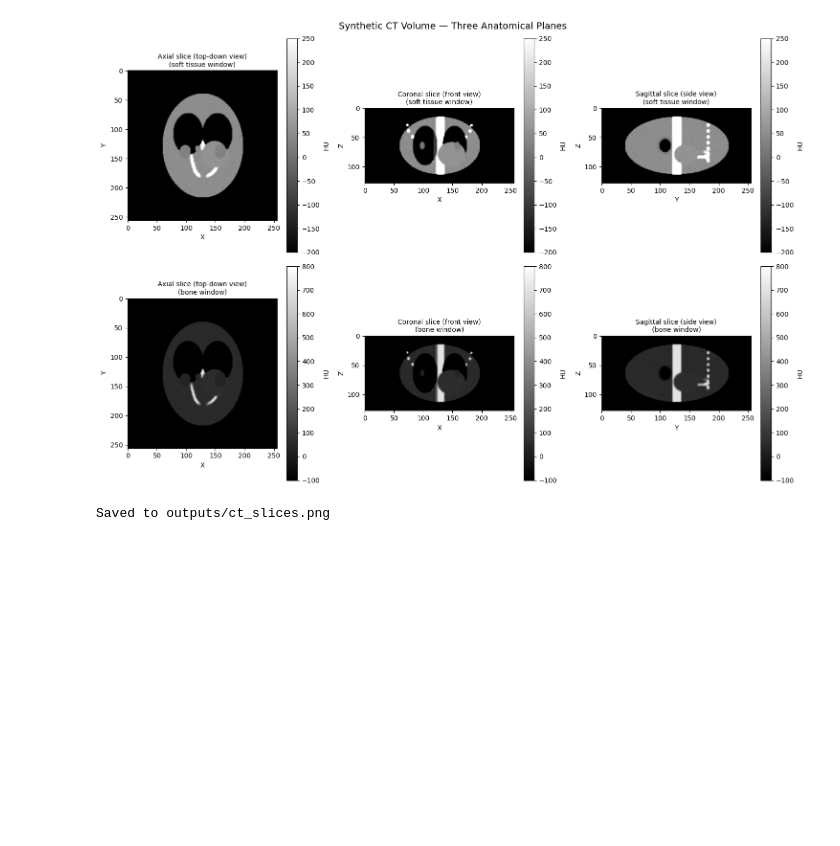
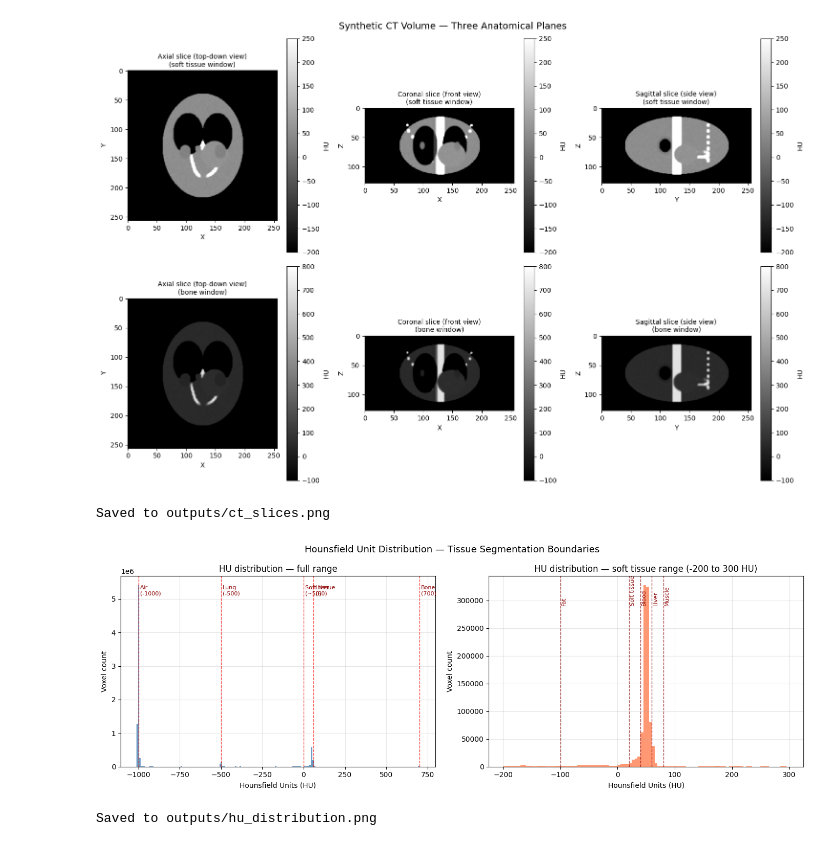
Before and after one commit to Hidaayet/ct-organ-reconstruction, a Jupyter notebook: notebooks/01_data_exploration.ipynb, the cells around one changed output. Drawn from its saved outputs; the diff is of its cells as text; code cells hidden in the pictures; blank space fills up the shorter version.

Commit message:
add HU distribution visualization — tissue segmentation boundaries identified

```diff
--- a/notebooks/01_data_exploration.ipynb
+++ b/notebooks/01_data_exploration.ipynb
@@ -143,3 +143,54 @@ print("Saved to outputs/ct_slices.png")
 # %% [output]
 [figure]
 Saved to outputs/ct_slices.png
+# %%
+# HU histogram — shows tissue density distribution
+fig, axes = plt.subplots(1, 2, figsize=(14, 5))
+
+# full range
+axes[0].hist(volume.flatten(), bins=200, color='steelblue',
+             edgecolor='none', alpha=0.8)
+axes[0].set_title('HU distribution — full range')
+axes[0].set_xlabel('Hounsfield Units (HU)')
+axes[0].set_ylabel('Voxel count')
+axes[0].grid(alpha=0.3)
+
+# annotate tissue boundaries
+tissue_ranges = [
+    (-1000, 'Air\n(-1000)', '#87CEEB'),
+    (-500,  'Lung\n(-500)', '#90EE90'),
+    (0,     'Soft tissue\n(~50)', '#FFA07A'),
+    (60,    'Liver\n(60)', '#DDA0DD'),
+    (700,   'Bone\n(700)', '#F5F5DC'),
+]
+for hu, label, color in tissue_ranges:
+    axes[0].axvline(x=hu, color='red', linestyle='--',
+                    alpha=0.7, linewidth=1)
+    axes[0].text(hu+10, axes[0].get_ylim()[1]*0.9,
+                 label, fontsize=8, color='darkred')
+
+# zoomed soft tissue range
+mask = (volume.flatten() > -200) & (volume.flatten() < 300)
+axes[1].hist(volume.flatten()[mask], bins=100,
+             color='coral', edgecolor='none', alpha=0.8)
+axes[1].set_title('HU distribution — soft tissue range (-200 to 300 HU)')
+axes[1].set_xlabel('Hounsfield Units (HU)')
+axes[1].set_ylabel('Voxel count')
+axes[1].grid(alpha=0.3)
+
+for hu, label, _ in [(-100,'Fat',-1),(20,'Soft tissue',-1),
+                      (40,'Blood',-1),(60,'Liver',-1),(80,'Muscle',-1)]:
+    axes[1].axvline(x=hu, color='darkred', linestyle='--',
+                    alpha=0.7, linewidth=1)
+    axes[1].text(hu+2, axes[1].get_ylim()[1]*0.85,
+                 label, fontsize=8, color='darkred', rotation=90)
+
+plt.suptitle('Hounsfield Unit Distribution — Tissue Segmentation Boundaries',
+             fontsize=13)
+plt.tight_layout()
+plt.savefig('../outputs/hu_distribution.png', dpi=150, bbox_inches='tight')
+plt.show()
+print("Saved to outputs/hu_distribution.png")
+# %% [output]
+[figure, added]
+Saved to outputs/hu_distribution.png
```
